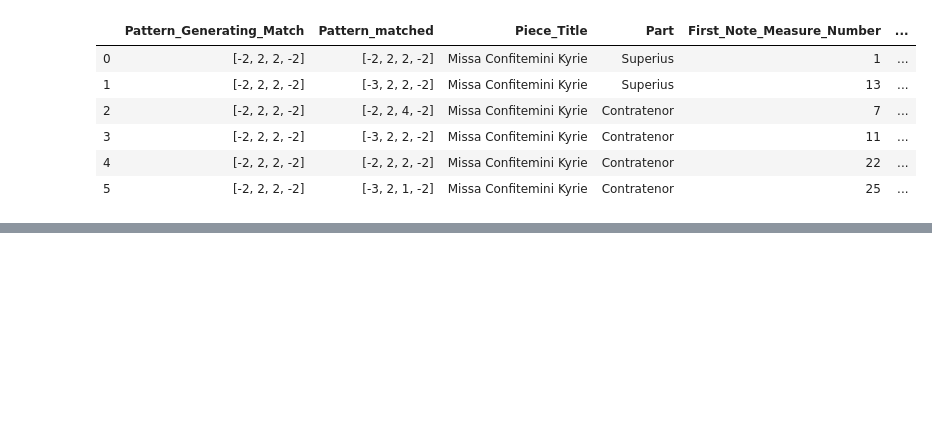
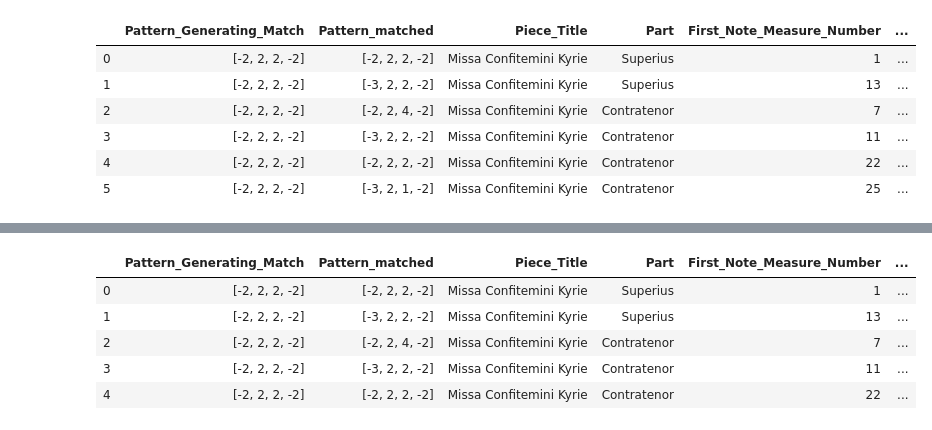
Before and after one commit to RichardFreedman/CRIM-notebooks, a Jupyter notebook: CRIM/Duration_Test.ipynb, the cells around one changed output, grey strips where cells are left out. Cells and saved outputs as stored; diff of their text form; code cells hidden in the pictures; blank space fills up the shorter version.

Commit message:
durations improved

```diff
--- a/CRIM/Duration_Test.ipynb
+++ b/CRIM/Duration_Test.ipynb
@@ -7,5 +6,5 @@ import seaborn as sns
 # %%
-Results = pd.read_csv('/Users/rfreedma/Documents/Python_Projects/CRIM-notebooks/CRIM/Mass_0001_01_Generic_Close_4_2.csv')
+Results = pd.read_csv('https://raw.githubusercontent.com/RichardFreedman/CRIM-notebooks/master/CRIM/Mass_0001_01_Generic_Close_4_2.csv')
 # %%
 Results.head(6)
 # %% [output]
@@ -27,0 +18,16 @@ ValueError: malformed node or string: [2.0, 4.0, 4.0, 3.0, 1.0]
+# %%
+Results['Note_Durations'] = Results['Note_Durations'].apply(ast.literal_eval)
+
+durations = Results['Note_Durations']
+
+def pairwise(iterable):
+    "s -> (s0,s1), (s1,s2), (s2, s3), ..."
+    a, b = tee(iterable)
+    next(b, None)
+    return zip(a, b)
+
+def get_ratios(input_list):
+    ratio_pairs = []
+    for a, b in pairwise(input_list):
+        ratio_pairs.append(b / a)
+    return ratio_pairs
@@ -28 +51,11 @@ ValueError: malformed node or string: [2.0, 4.0, 4.0, 3.0, 1.0]
+# %%
+Results["duration_ratios"] = Results.Note_Durations.apply(get_ratios)
+Results.head(5)
+# %% [output]
+|  | Pattern_Generating_Match | Pattern_matched | Piece_Title | Part | First_Note_Measure_Number | ... |
+| 0 | [-2, 2, 2, -2] | [-2, 2, 2, -2] | Missa Confitemini Kyrie | Superius | 1 | ... |
+| 1 | [-2, 2, 2, -2] | [-3, 2, 2, -2] | Missa Confitemini Kyrie | Superius | 13 | ... |
+| 2 | [-2, 2, 2, -2] | [-2, 2, 4, -2] | Missa Confitemini Kyrie | Contratenor | 7 | ... |
+| 3 | [-2, 2, 2, -2] | [-3, 2, 2, -2] | Missa Confitemini Kyrie | Contratenor | 11 | ... |
+| 4 | [-2, 2, 2, -2] | [-2, 2, 2, -2] | Missa Confitemini Kyrie | Contratenor | 22 | ... |
 # %%
```
Also changed, not shown: parts of 8 cells of this notebook.
